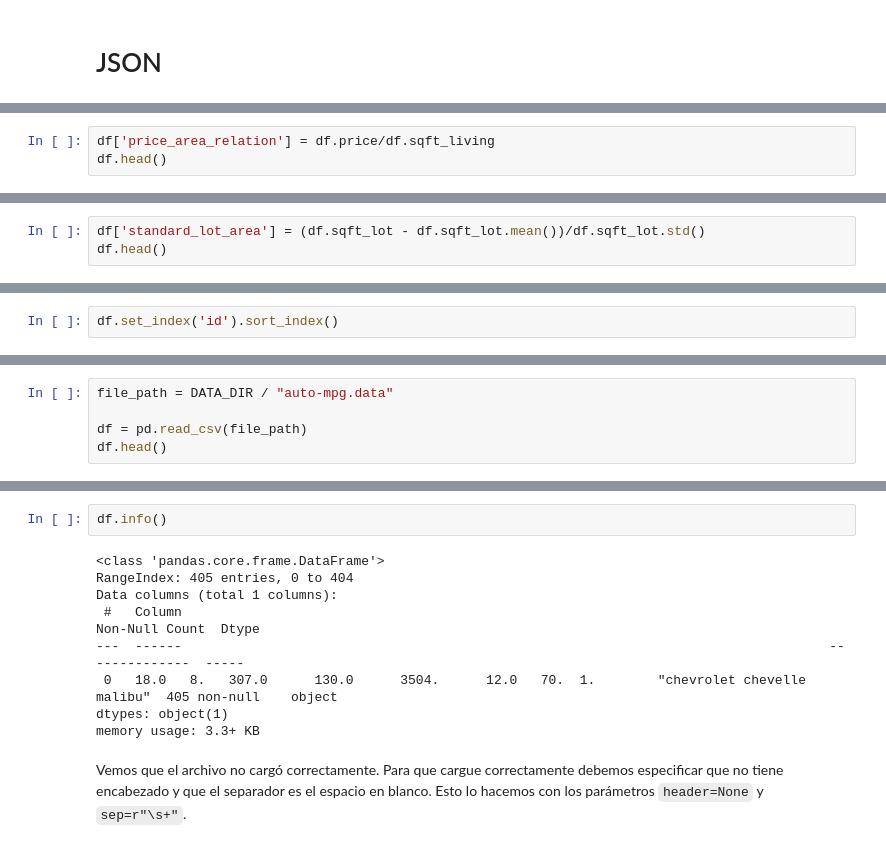
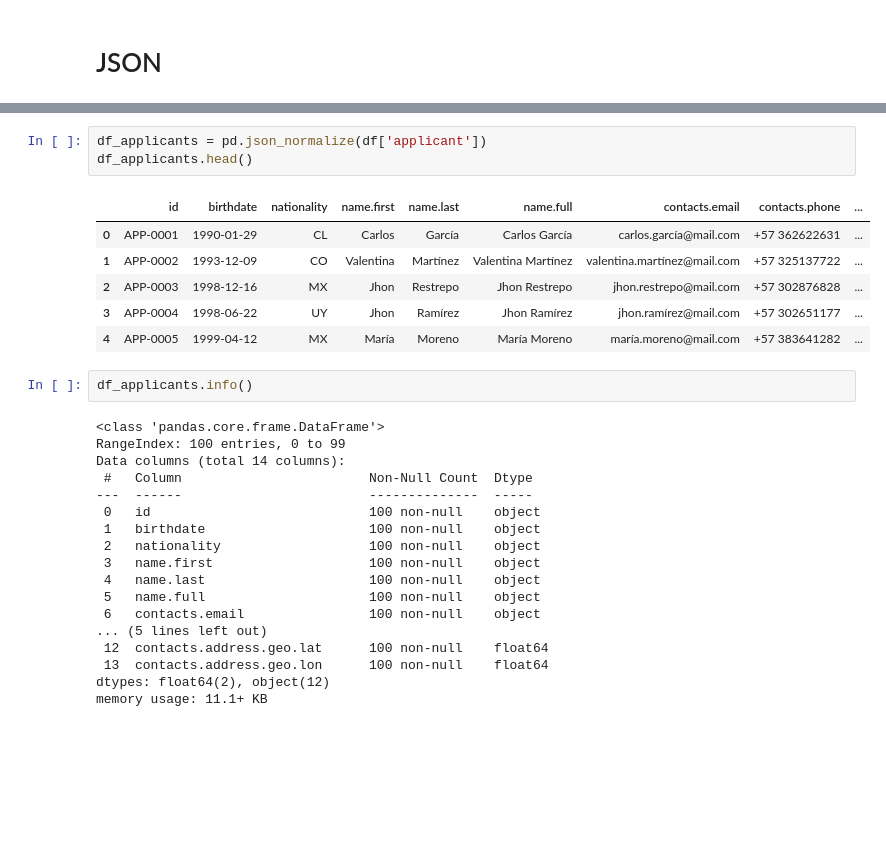
Before and after one commit to alejop0927/ap-2026-1-61, a Jupyter notebook: notebooks/Carga_de_otros_formatos_de_datos.ipynb, the cells around one changed output, grey strips where cells are left out. Saved outputs shown, nothing was run; the diff lists cells and outputs as text; blank space fills up the shorter version.

```diff
--- a/notebooks/Carga_de_otros_formatos_de_datos.ipynb
+++ b/notebooks/Carga_de_otros_formatos_de_datos.ipynb
@@ -380,3 +331,0 @@ Pandas permite crear nuevas columnas a partir de la realización de operaciones
-# %%
-df['price_area_relation'] = df.price/df.sqft_living
-df.head()
@@ -391,3 +331,0 @@ df.head()
-# %%
-df['standard_lot_area'] = (df.sqft_lot - df.sqft_lot.mean())/df.sqft_lot.std()
-df.head()
@@ -436,2 +331,0 @@ df.sort_values('date', ascending=False)
-# %%
-df.set_index('id').sort_index()
@@ -457,5 +331,0 @@ El método `read_csv()` de Pandas asume que los valores en cada fila están sepa
-# %%
-file_path = DATA_DIR / "auto-mpg.data"
-
-df = pd.read_csv(file_path)
-df.head()
@@ -469,13 +332,30 @@ df.head()
+# %%
+df_applicants = pd.json_normalize(df['applicant'])
+df_applicants.head()
+# %% [output]
+|  | id | birthdate | nationality | name.first | name.last | name.full | contacts.email | contacts.phone | ... |
+| 0 | APP-0001 | 1990-01-29 | CL | Carlos | García | Carlos García | carlos.garcía@mail.com | +57 362622631 | ... |
+| 1 | APP-0002 | 1993-12-09 | CO | Valentina | Martínez | Valentina Martínez | valentina.martínez@mail.com | +57 325137722 | ... |
+| 2 | APP-0003 | 1998-12-16 | MX | Jhon | Restrepo | Jhon Restrepo | jhon.restrepo@mail.com | +57 302876828 | ... |
+| 3 | APP-0004 | 1998-06-22 | UY | Jhon | Ramírez | Jhon Ramírez | jhon.ramírez@mail.com | +57 302651177 | ... |
+| 4 | APP-0005 | 1999-04-12 | MX | María | Moreno | María Moreno | maría.moreno@mail.com | +57 383641282 | ... |
 # %%
-df.info()
+df_applicants.info()
 # %% [output]
 <class 'pandas.core.frame.DataFrame'>
-RangeIndex: 405 entries, 0 to 404
-Data columns (total 1 columns):
- #   Column                                                                                   Non-Null Count  Dtype
----  ------                                                                                   --------------  -----
- 0   18.0   8.   307.0      130.0      3504.      12.0   70.  1.        "chevrolet chevelle malibu"  405 non-null    object
-dtypes: object(1)
-memory usage: 3.3+ KB
+RangeIndex: 100 entries, 0 to 99
+Data columns (total 14 columns):
+ #   Column                        Non-Null Count  Dtype
+---  ------                        --------------  -----
+ 0   id                            100 non-null    object
+ 1   birthdate                     100 non-null    object
+ 2   nationality                   100 non-null    object
+ 3   name.first                    100 non-null    object
+ 4   name.last                     100 non-null    object
+ 5   name.full                     100 non-null    object
+ 6   contacts.email                100 non-null    object
+... (5 lines left out)
+ 12  contacts.address.geo.lat      100 non-null    float64
+ 13  contacts.address.geo.lon      100 non-null    float64
+dtypes: float64(2), object(12)
+memory usage: 11.1+ KB
-# %% [markdown]
-Vemos que el archivo no cargó correctamente. Para que cargue correctamente debemos especificar que no tiene encabezado y que el separador es el espacio en blanco. Esto lo hacemos con los parámetros `header=None` y `sep=r"\s+"`.
```
Also changed, not shown: parts of 63 cells of this notebook, 4 other files.
